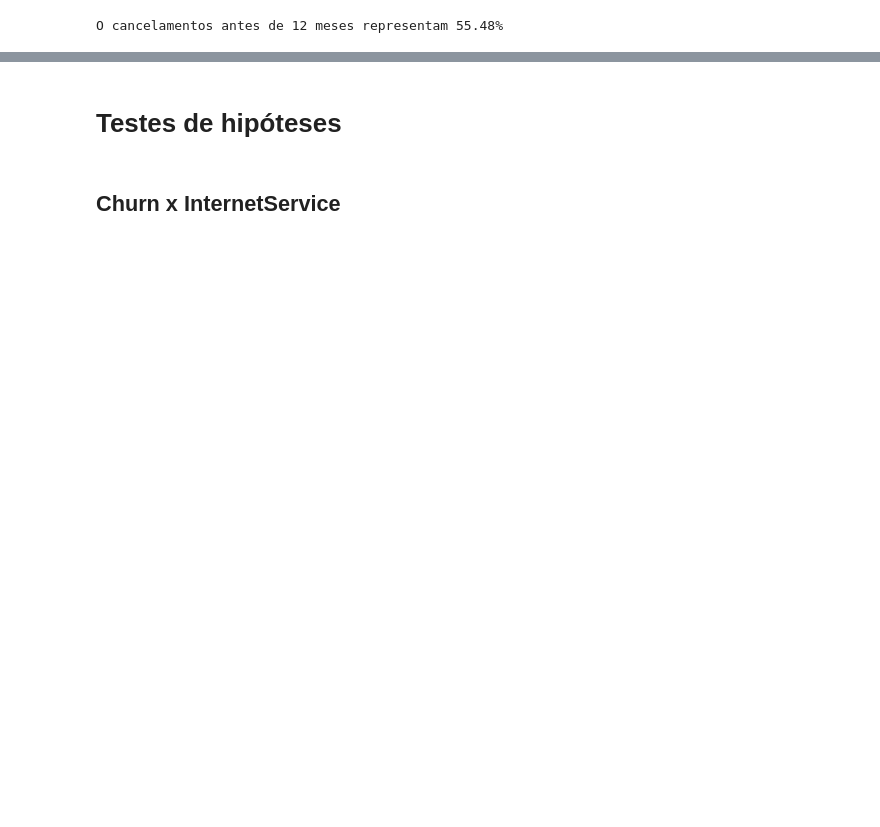
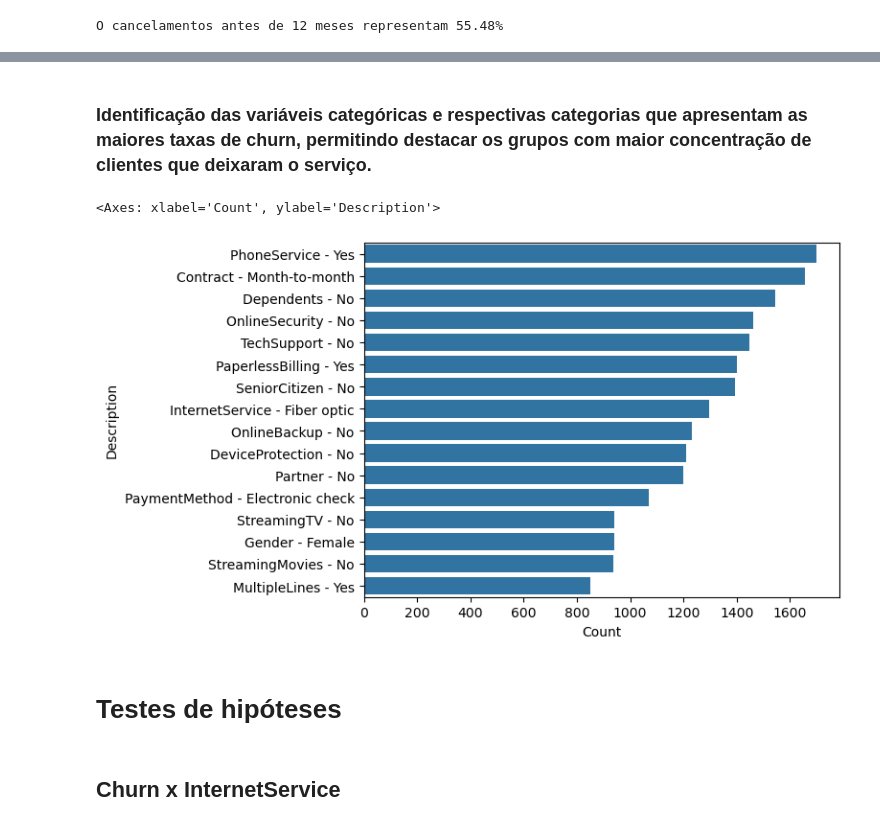
Before and after one commit to igao01/ds_telecom_churn, a Jupyter notebook: notebooks/eda_telco_churn.ipynb, the cells around one changed output, grey strips where cells are left out. Cells and saved outputs as stored; diff of their text form; code cells hidden in the pictures; blank space fills up the shorter version.

```diff
--- a/notebooks/eda_telco_churn.ipynb
+++ b/notebooks/eda_telco_churn.ipynb
@@ -93,3 +100,40 @@ sns.countplot(data=df_churn_yes, x='Tenure_under_12')
+# %%
+top_churn_attributes = []
+
+# IDENTIFICA OS ATRIBUTOS COM MAIOR CHURN DE CADA COLUNA CATEGORICA
+for column in CATEGORICAL_COLUMNS:
+    index_name = column
+    column_value = ''
+    max_count = 0
+
+    for i in range(len(df_churn_yes[column].unique())):
+        # pega o valor retornado pelo 'count' na posição i
+        count = df_churn_yes.groupby([column]).count()['Churn'].iloc[i]
+
+        if count > max_count:
+            # pega o atributo da coluna retornado pelo na posição i
+            column_value = df_churn_yes.groupby([column]).count()['Churn'].index[i]
+            # caso valor obtido em 'count' seja maior que 'max_count' atribui o valor ao 'max_count'
+            max_count = df_churn_yes.groupby([column]).count()['Churn'].iloc[i]
+
+    # adiciona em 'top_churn_attributes' uma lista [coluna, atributo, contagem], somente do atributo que obteve o maior 'count'
+    top_churn_attributes.append([index_name, column_value, max_count])
+# %% [markdown]
+### Identificação das variáveis categóricas e respectivas categorias que apresentam as maiores taxas de churn, permitindo destacar os grupos com maior concentração de clientes que deixaram o serviço.
+# %%
+df_top_churn = pd.DataFrame(top_churn_attributes)
+df_top_churn = df_top_churn.rename(columns={0:'Column', 1:'Attribute', 2:'Count'})
+
+# cria uma coluna 'Description' que descreve a variável e o atributo dela
+df_top_churn['Description'] = df_top_churn['Column'] + ' - ' + df_top_churn['Attribute']
+
+df_top_churn = df_top_churn.drop(['Column', 'Attribute'], axis=1)
+df_top_churn = df_top_churn.sort_values('Count', ascending=False)
+
+sns.barplot(data=df_top_churn, x='Count', y='Description')
+# %% [output]
+<Axes: xlabel='Count', ylabel='Description'>
+[figure, added]
 # %% [markdown]
 # Testes de hipóteses
 # %%
```
Also changed, not shown: parts of 28 cells of this notebook.
